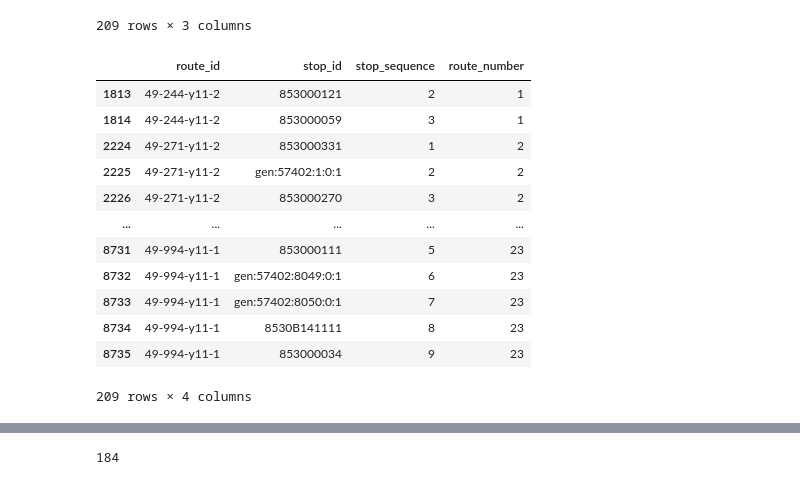
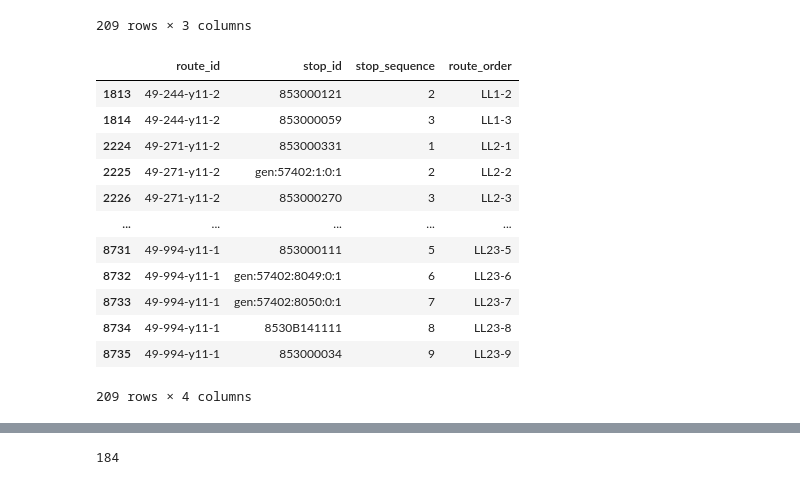
Before and after one commit to ancodia/donegal-bus-routes, a Jupyter notebook: testing/notebooks/add_locallink_bus_stops_to_graph.ipynb, the cells around one changed output, grey strips where cells are left out. Drawn from its saved outputs; the diff is of its cells as text; code cells hidden in the pictures.

```diff
--- a/testing/notebooks/add_locallink_bus_stops_to_graph.ipynb
+++ b/testing/notebooks/add_locallink_bus_stops_to_graph.ipynb
@@ -206,24 +190,25 @@ routes_df
 # %%
 # add route indicator to stop_sequence, to differentiate stops on multiple routes
 i = 1
 for route in donegal_routes:
     routes_df.loc[
-        routes_df["route_id"] == route, "route_number"] = f"{i}"
+        routes_df["route_id"] == route,
+        "route_order"] = f"LL{i}-" + routes_df["stop_sequence"].astype(str)
     i += 1
 routes_df
 # %% [output]
-|  | route_id | stop_id | stop_sequence | route_number |
-| 1813 | 49-244-y11-2 | 853000121 | 2 | 1 |
-| 1814 | 49-244-y11-2 | 853000059 | 3 | 1 |
-| 2224 | 49-271-y11-2 | 853000331 | 1 | 2 |
-| 2225 | 49-271-y11-2 | gen:57402:1:0:1 | 2 | 2 |
-| 2226 | 49-271-y11-2 | 853000270 | 3 | 2 |
+|  | route_id | stop_id | stop_sequence | route_order |
+| 1813 | 49-244-y11-2 | 853000121 | 2 | LL1-2 |
+| 1814 | 49-244-y11-2 | 853000059 | 3 | LL1-3 |
+| 2224 | 49-271-y11-2 | 853000331 | 1 | LL2-1 |
+| 2225 | 49-271-y11-2 | gen:57402:1:0:1 | 2 | LL2-2 |
+| 2226 | 49-271-y11-2 | 853000270 | 3 | LL2-3 |
 | ... | ... | ... | ... | ... |
-| 8731 | 49-994-y11-1 | 853000111 | 5 | 23 |
-| 8732 | 49-994-y11-1 | gen:57402:8049:0:1 | 6 | 23 |
-| 8733 | 49-994-y11-1 | gen:57402:8050:0:1 | 7 | 23 |
-| 8734 | 49-994-y11-1 | 8530B141111 | 8 | 23 |
-| 8735 | 49-994-y11-1 | 853000034 | 9 | 23 |
+| 8731 | 49-994-y11-1 | 853000111 | 5 | LL23-5 |
+| 8732 | 49-994-y11-1 | gen:57402:8049:0:1 | 6 | LL23-6 |
+| 8733 | 49-994-y11-1 | gen:57402:8050:0:1 | 7 | LL23-7 |
+| 8734 | 49-994-y11-1 | 8530B141111 | 8 | LL23-8 |
+| 8735 | 49-994-y11-1 | 853000034 | 9 | LL23-9 |
 209 rows × 4 columns
 # %%
 # drop route_id
```
Also changed, not shown: parts of 31 cells of this notebook, 5 other files.
